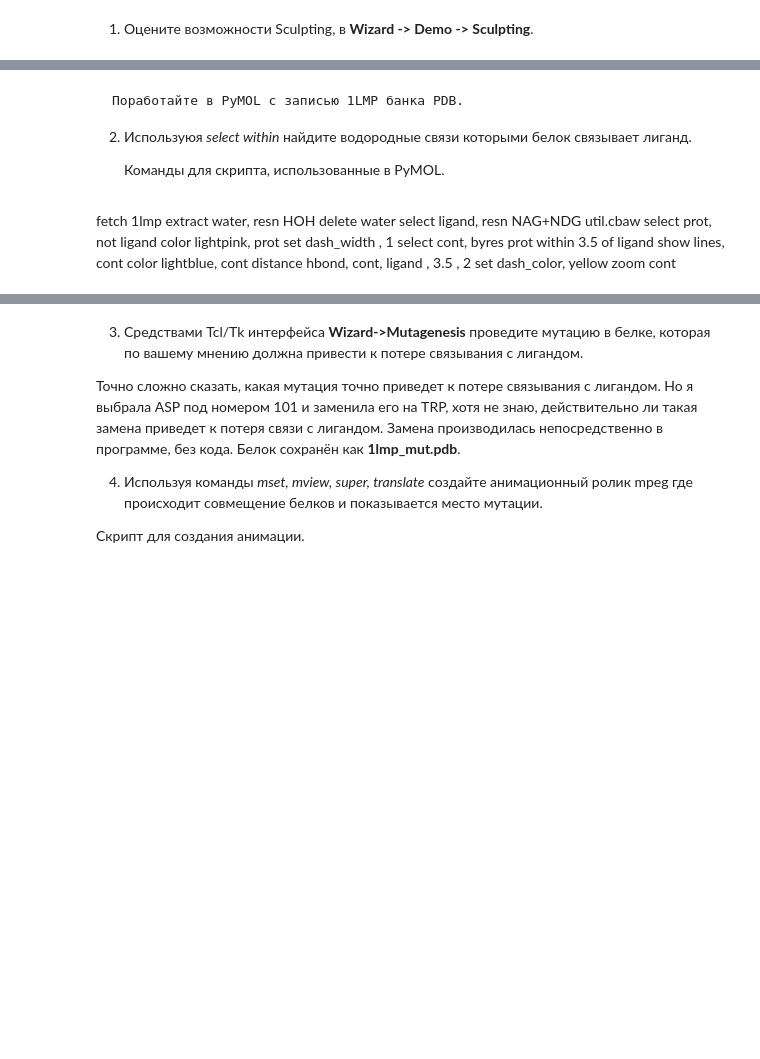
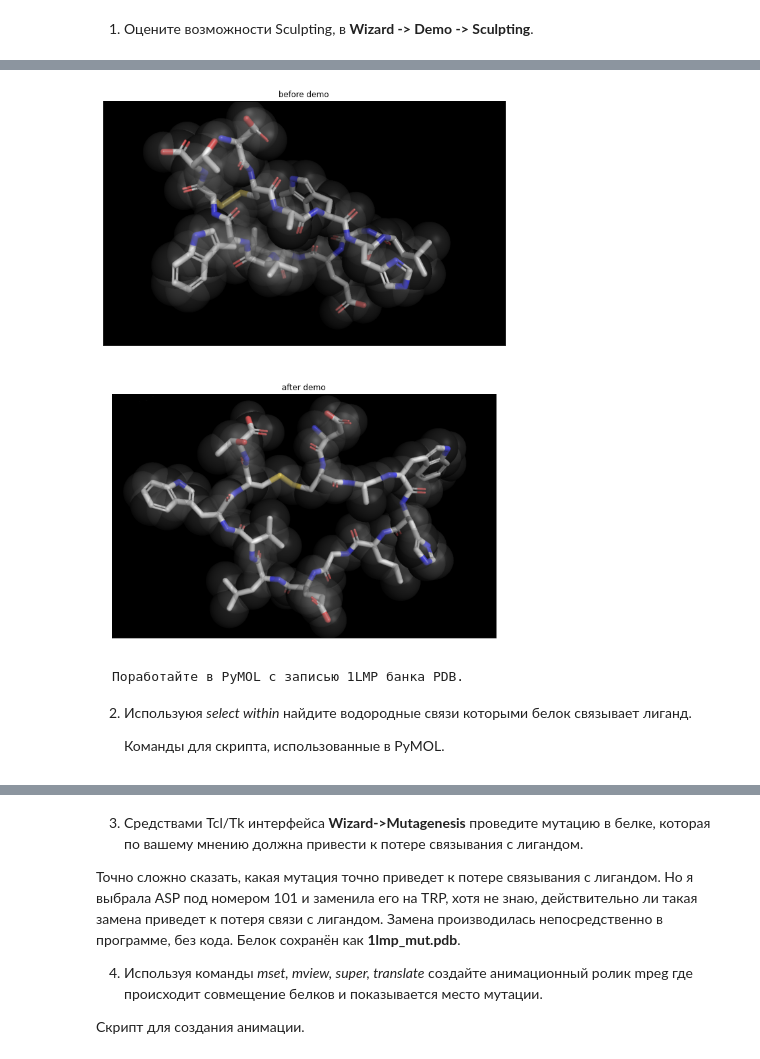
Before and after one commit to rastvorova/rastvorova.github.io, a Jupyter notebook: drug.design/Rastvorova_task2.ipynb, the cells around one changed output, grey strips where cells are left out. Saved outputs shown, nothing was run; the diff lists cells and outputs as text; code cells hidden in the pictures; blank space fills up the shorter version.

```diff
--- a/drug.design/Rastvorova_task2.ipynb
+++ b/drug.design/Rastvorova_task2.ipynb
@@ -10,21 +3,28 @@
+# %%
+import matplotlib.pyplot as plt
+import numpy as np
+
+fig, axes = plt.subplots(2, 1)
+
+axes[0].imshow(plt.imread('demo_before.png'))
+axes[0].set_title('before demo')
+
+axes[1].imshow(plt.imread('demo_after.png'))
+axes[1].set_title('after demo')
+
+for ax in axes:
+    ax.set_xticks([])
+    ax.set_yticks([])
+
+fig.set_figwidth(15)
+fig.set_figheight(15)
+
+plt.show()
+# %% [output]
+[figure, added]
 # %% [markdown]
     Поработайте в PyMOL с записью 1LMP банка PDB.
 
 2. Используюя <i>select within</i> найдите водородные связи которыми белок связывает лиганд.
 
     Команды для скрипта, использованные в PyMOL.
-# %% [markdown]
-fetch 1lmp
-extract water, resn HOH
-delete water
-select ligand, resn NAG+NDG
-util.cbaw
-select prot, not ligand
-color lightpink, prot
-set dash_width , 1
-select cont, byres prot within 3.5 of ligand
-show lines, cont
-color lightblue, cont
-distance hbond, cont, ligand , 3.5 , 2
-set dash_color, yellow
-zoom cont
```
Also changed, not shown: parts of 23 cells of this notebook, 1 other file.
